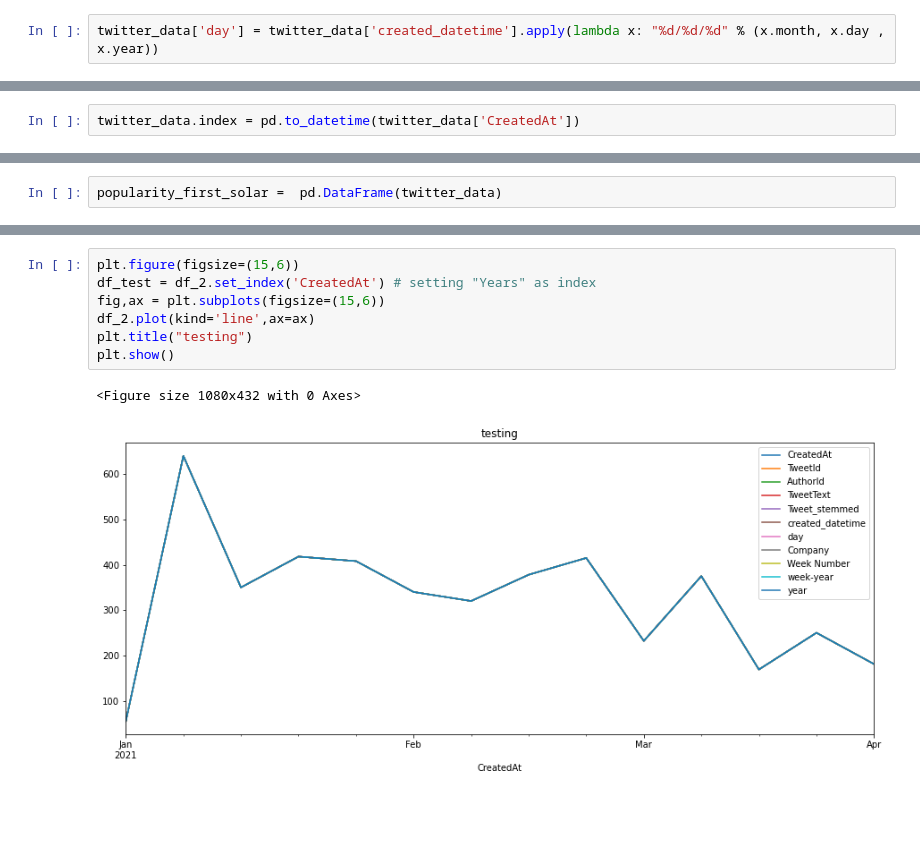
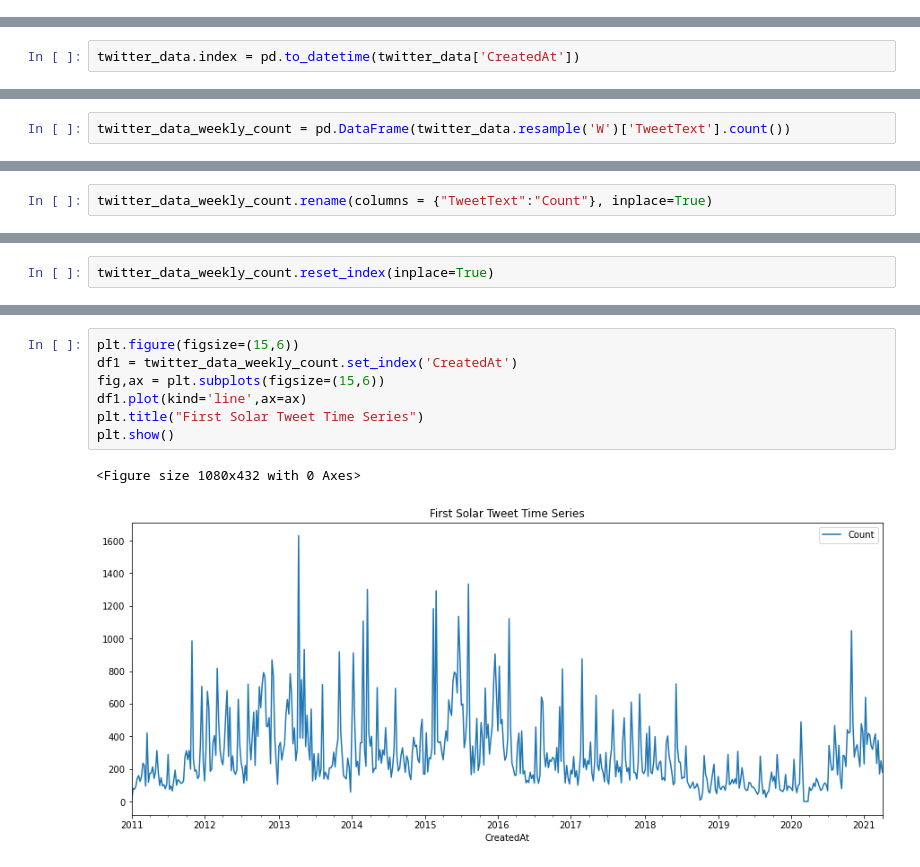
Before and after one commit to roldanjrgl/bds_green_investing, a Jupyter notebook: visualize_twitter_data/visualize_twitter_data_first_solar.ipynb, the cells around one changed output, grey strips where cells are left out. Saved outputs shown, nothing was run; the diff lists cells and outputs as text; blank space fills up the shorter version.

Commit message:
cleaned code for first solar

```diff
--- a/visualize_twitter_data/visualize_twitter_data_first_solar.ipynb
+++ b/visualize_twitter_data/visualize_twitter_data_first_solar.ipynb
@@ -106,2 +64,0 @@ twitter_data.head()
-# %%
-twitter_data['day'] = twitter_data['created_datetime'].apply(lambda x: "%d/%d/%d" % (x.month, x.day , x.year))
@@ -231,2 +90,2 @@ twitter_data
 # %%
-popularity_first_solar =  pd.DataFrame(twitter_data)
+twitter_data_weekly_count = pd.DataFrame(twitter_data.resample('W')['TweetText'].count())
@@ -320,0 +109,2 @@ df_2
+# %%
+twitter_data_weekly_count.rename(columns = {"TweetText":"Count"}, inplace=True)
@@ -320,0 +128,2 @@ df_2
+# %%
+twitter_data_weekly_count.reset_index(inplace=True)
@@ -321,10 +148,10 @@ df_2
 # %%
 plt.figure(figsize=(15,6))
-df_test = df_2.set_index('CreatedAt') # setting "Years" as index
+df1 = twitter_data_weekly_count.set_index('CreatedAt')
 fig,ax = plt.subplots(figsize=(15,6))
-df_2.plot(kind='line',ax=ax)
-plt.title("testing")
+df1.plot(kind='line',ax=ax)
+plt.title("First Solar Tweet Time Series")
 plt.show()
 # %% [output]
 <Figure size 1080x432 with 0 Axes>
-[figure, old version]
+[figure, new version]
```
Also changed, not shown: parts of 41 cells of this notebook.
